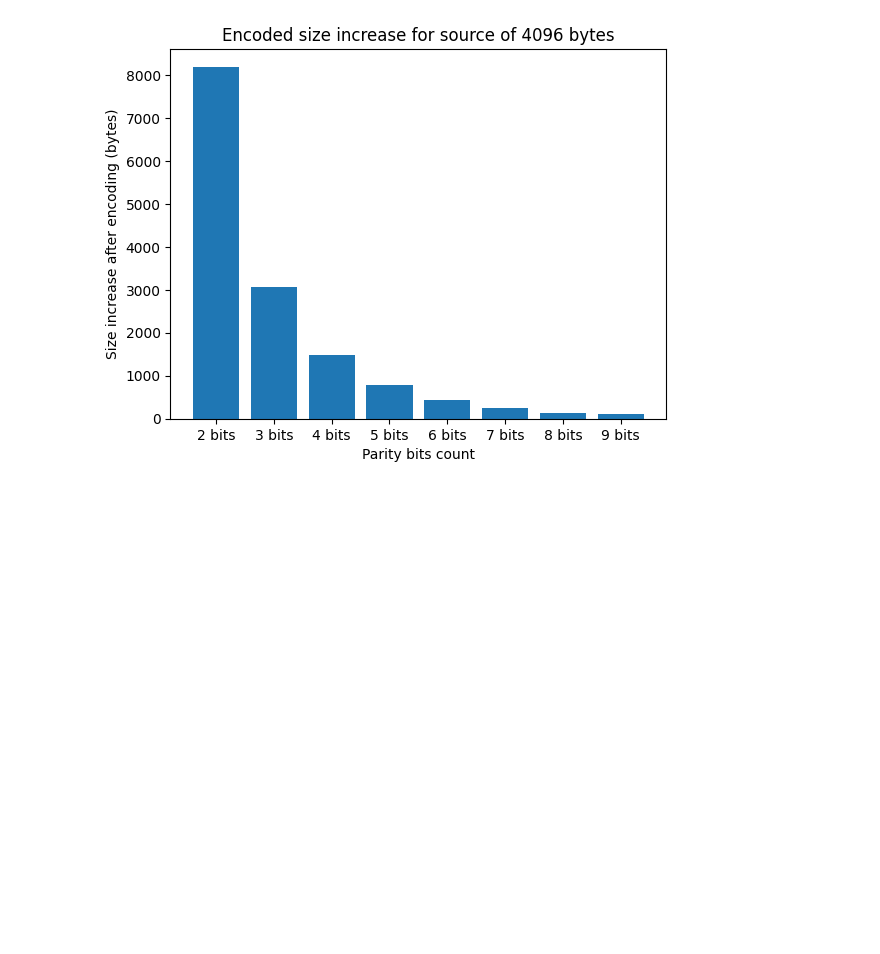
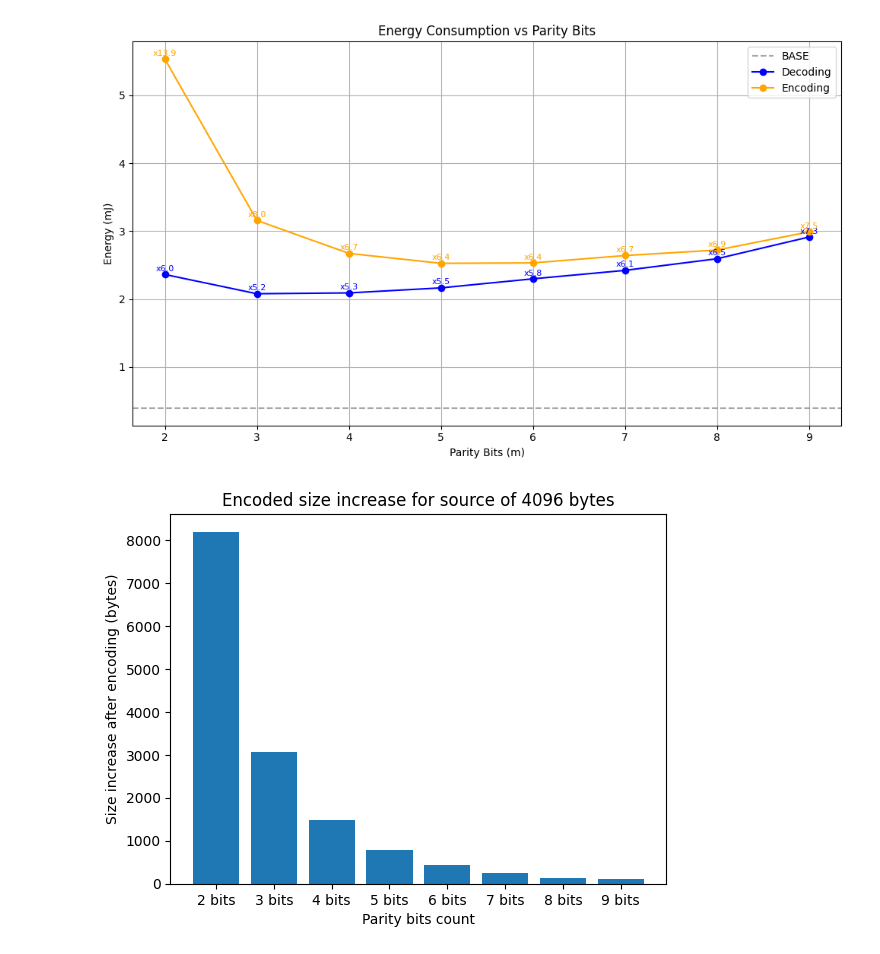
Before and after one commit to j1sk1ss/CDBMS_ICDE2026, a Jupyter notebook: CDBMS.ipynb, the cells around one changed output. Cells and saved outputs as stored; diff of their text form; code cells hidden in the pictures; blank space fills up the shorter version.

```diff
--- a/CDBMS.ipynb
+++ b/CDBMS.ipynb
@@ -48,3 +64,72 @@ plt.show()
+# %%
+import matplotlib.pyplot as plt
+import re
+
+log_text = """
+[BASE] Duration=1ms Energy=0.397mJ
+[DECODING] m=2: Duration=100ms, Energy=2.363mJ
+[DECODING] m=3: Duration=22ms, Energy=2.079mJ
+[DECODING] m=4: Duration=22ms, Energy=2.091mJ
+[DECODING] m=5: Duration=22ms, Energy=2.165mJ
+[DECODING] m=6: Duration=22ms, Energy=2.299mJ
+[DECODING] m=7: Duration=100ms, Energy=2.423mJ
+[DECODING] m=8: Duration=101ms, Energy=2.594mJ
+[DECODING] m=9: Duration=102ms, Energy=2.914mJ
+[ENCODING] m=2: Duration=210ms, Energy=5.533mJ
+[ENCODING] m=3: Duration=110ms, Energy=3.159mJ
+[ENCODING] m=4: Duration=101ms, Energy=2.673mJ
+[ENCODING] m=5: Duration=100ms, Energy=2.527mJ
+[ENCODING] m=6: Duration=100ms, Energy=2.533mJ
+[ENCODING] m=7: Duration=101ms, Energy=2.641mJ
+[ENCODING] m=8: Duration=101ms, Energy=2.722mJ
+[ENCODING] m=9: Duration=102ms, Energy=2.990mJ
+"""
+
+base_energy = float(re.search(r"\[BASE\].*Energy=([\d\.]+)mJ", log_text).group(1))
+
+dec_data = {}
+enc_data = {}
+
+for line in log_text.splitlines():
+    line = line.strip()
+    if line.startswith("[DECODING]"):
+        m = int(re.search(r"m=(\d+)", line).group(1))
+        energy = float(re.search(r"Energy=([\d\.]+)mJ", line).group(1))
+        dec_data[m] = energy
+    elif line.startswith("[ENCODING]"):
+        m = int(re.search(r"m=(\d+)", line).group(1))
+        energy = float(re.search(r"Energy=([\d\.]+)mJ", line).group(1))
+        enc_data[m] = energy
+
+plt.figure(figsize=(10, 6))
+
+plt.axhline(y=base_energy, color='gray', linestyle='--', alpha=0.7, label='BASE')
+
+m_values = list(dec_data.keys())
+dec_energies = list(dec_data.values())
+plt.plot(m_values, dec_energies, marker='o', color='blue', label='Decoding')
+
+enc_energies = list(enc_data.values())
+plt.plot(m_values, enc_energies, marker='o', color='orange', label='Encoding')
+
+for m, val in zip(m_values, dec_energies):
+    ratio = val / base_energy
+    plt.text(m, val + 0.05, f"x{ratio:.1f}", ha='center', fontsize=8, color='blue')
+
+for m, val in zip(m_values, enc_energies):
+    ratio = val / base_energy
+    plt.text(m, val + 0.05, f"x{ratio:.1f}", ha='center', fontsize=8, color='orange')
+
+plt.title("Energy Consumption vs Parity Bits")
+plt.xlabel("Parity Bits (m)")
+plt.ylabel("Energy (mJ)")
+plt.xticks(m_values)
+plt.grid(True)
+plt.legend()
+plt.tight_layout()
+plt.show()
+# %% [output]
+[figure, added]
 # %%
 import matplotlib.pyplot as plt
 
```
Also changed, not shown: parts of 1 cell of this notebook, 3 other files.
